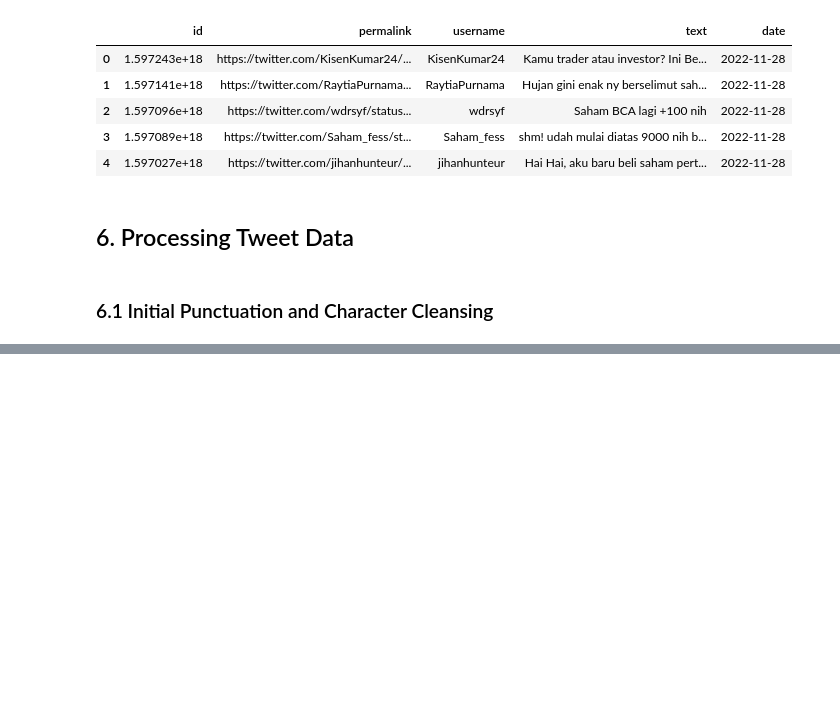
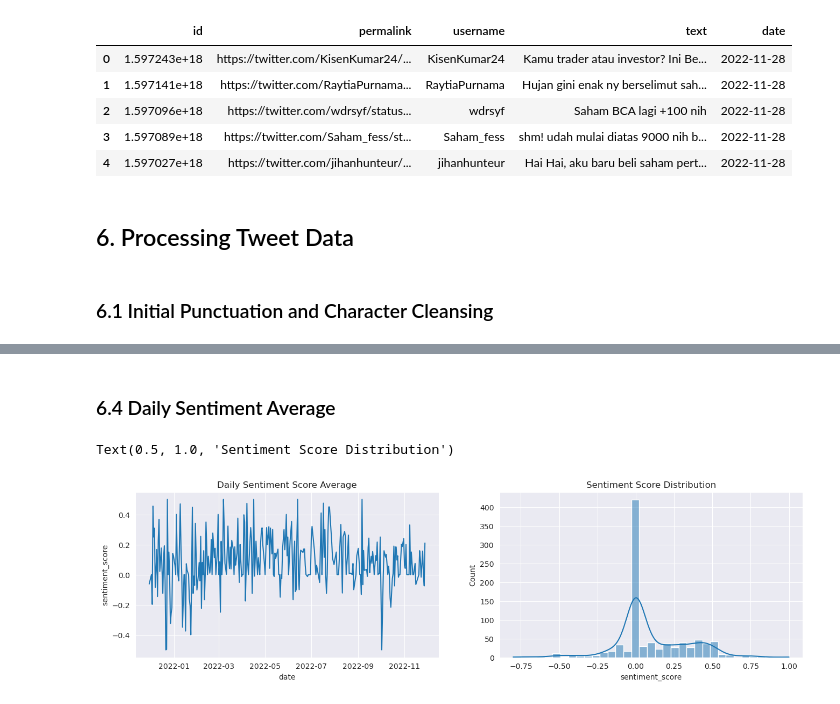
Before and after one commit to isaidhs/Data-Analytics-Notebook, a Jupyter notebook: bbca-stocks-forecasting-using-sentiment-analysis.ipynb, the cells around one changed output, grey strips where cells are left out. Cells and saved outputs as stored; diff of their text form; code cells hidden in the pictures; blank space fills up the shorter version.

Commit message:
Kaggle Notebook | BBCA Stocks Forecasting using Sentiment Analysis | Version 4

```diff
--- a/bbca-stocks-forecasting-using-sentiment-analysis.ipynb
+++ b/bbca-stocks-forecasting-using-sentiment-analysis.ipynb
@@ -67,6 +67,28 @@ def clean_hashtags(tweet):
 def remove_usernames(text):
     cleaned_text = re.sub(r'@\w+', '', text)
     return cleaned_text
+
+def remove_emoticons(text):
+    pattern = re.compile("["
+                         u"\U0001F600-\U0001F64F"  # emoticons
+                         u"\U0001F300-\U0001F5FF"  # symbols & pictographs
+                         u"\U0001F680-\U0001F6FF"  # transport & map symbols
+                         u"\U0001F1E0-\U0001F1FF"  # flags (iOS)
+                         "]+", flags=re.UNICODE)
+    return pattern.sub(r'', text)
+
+def windowing(data,window):
+    data_w = []
+    for i in range(window, len(data)):
+        data_w.append(data[i-window:i])
+
+    data_w = np.reshape(data_w,(
+    np.shape(data_w)[0],
+    np.shape(data_w)[2],
+    np.shape(data_w)[1]))
+
+    data_w = np.array(data_w)
+    return data_w
 # %% [markdown]
 ## 1. Get BBCA Stock Prices from Yahoo Finance
 # %%
@@ -178,7 +200,7 @@ bca_sentiment.head()
 ### 6.1 Initial Punctuation and Character Cleansing
 # %%
 bca_sentiment["text_cleansed"] = bca_sentiment.text.apply(lambda x: re.sub(r'\r?\n', '', x))
-bca_sentiment["text_cleansed"] = bca_sentiment.text.apply(lambda x: remove_usernames(remove_links(clean_hashtags(x))).rstrip())
+bca_sentiment["text_cleansed"] = bca_sentiment.text.apply(lambda x: remove_emoticons(remove_usernames(remove_links(clean_hashtags(x)))).rstrip())
 bca_sentiment.head()
 # %% [output]
 |  | id | permalink | username | text | date | text_cleansed |
@@ -212,0 +239,9 @@ error num :  0
+# %%
+score_list = []
+for te in bca_sentiment["text_eng"]:
+    blob = TextBlob(te)
+    sentiment_score = blob.sentiment.polarity
+    score_list.append(sentiment_score)
+
+bca_sentiment["sentiment_score"] = score_list
+bca_sentiment.head()
@@ -212,0 +255,12 @@ error num :  0
+# %% [markdown]
+### 6.4 Daily Sentiment Average
+# %%
+daily_sentiment_avg = bca_sentiment.groupby("date").mean()[["sentiment_score"]].reset_index()
+fig,ax = plt.subplots(1,2,figsize=(16,4))
+sns.lineplot(data = daily_sentiment_avg, x="date", y="sentiment_score", ax = ax[0])
+sns.histplot(bca_sentiment.sentiment_score, kde=True,ax=ax[1])
+ax[0].set_title("Daily Sentiment Score Average")
+ax[1].set_title("Sentiment Score Distribution")
+# %% [output]
+Text(0.5, 1.0, 'Sentiment Score Distribution')
+[figure, added]
```
Also changed, not shown: parts of 29 cells of this notebook.
